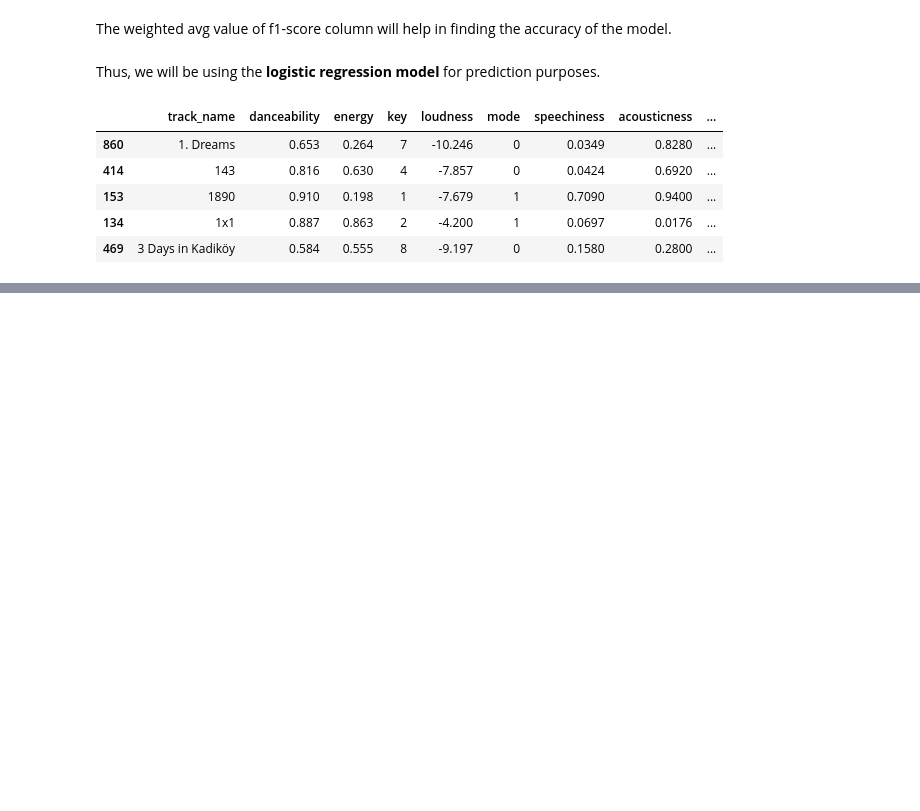
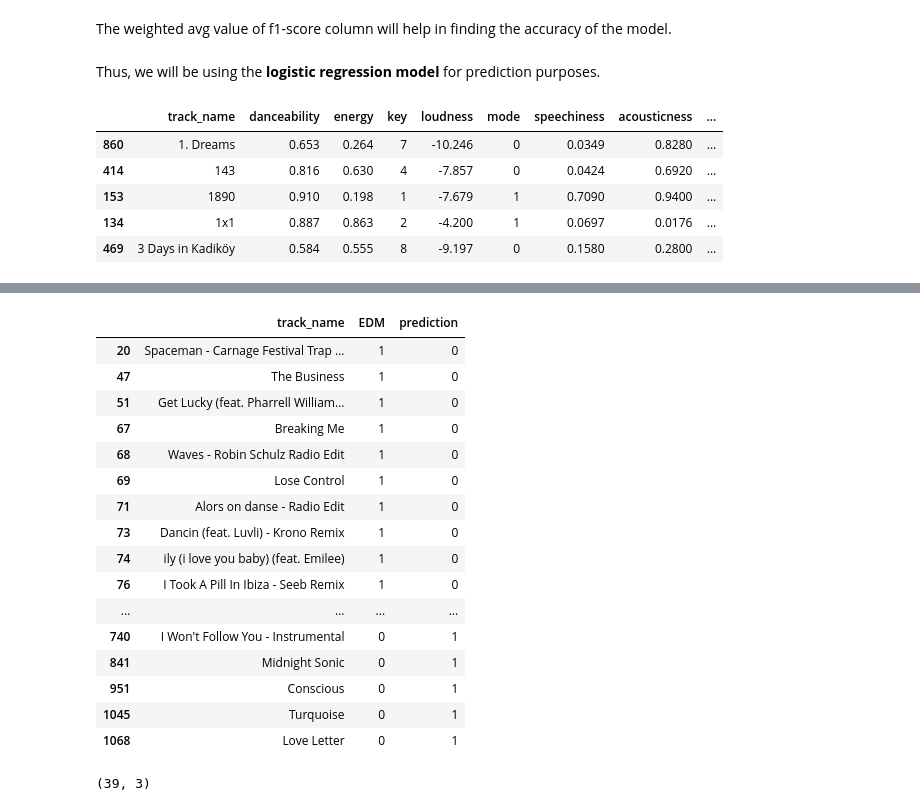
Before and after one commit to kchiev215/Spotify_EDM_Lofi_Analysis, a Jupyter notebook: Machine_Learning.ipynb, the cells around one changed output, grey strips where cells are left out. Cells and saved outputs as stored; diff of their text form; code cells hidden in the pictures; blank space fills up the shorter version.

```diff
--- a/Machine_Learning.ipynb
+++ b/Machine_Learning.ipynb
@@ -398,0 +400,24 @@ final_prediction.head(15)
+# %%
+final_prediction.loc[final_prediction['EDM'] != final_prediction['prediction']]
+# %% [output]
+|  | track_name | EDM | prediction |
+| 20 | Spaceman - Carnage Festival Trap ... | 1 | 0 |
+| 47 | The Business | 1 | 0 |
+| 51 | Get Lucky (feat. Pharrell William... | 1 | 0 |
+| 67 | Breaking Me | 1 | 0 |
+| 68 | Waves - Robin Schulz Radio Edit | 1 | 0 |
+| 69 | Lose Control | 1 | 0 |
+| 71 | Alors on danse - Radio Edit | 1 | 0 |
+| 73 | Dancin (feat. Luvli) - Krono Remix | 1 | 0 |
+| 74 | ily (i love you baby) (feat. Emilee) | 1 | 0 |
+| 76 | I Took A Pill In Ibiza - Seeb Remix | 1 | 0 |
+| ... | ... | ... | ... |
+| 740 | I Won't Follow You - Instrumental | 0 | 1 |
+| 841 | Midnight Sonic | 0 | 1 |
+| 951 | Conscious | 0 | 1 |
+| 1045 | Turquoise | 0 | 1 |
+| 1068 | Love Letter | 0 | 1 |
+# %%
+final_prediction.loc[final_prediction['EDM'] != final_prediction['prediction']].shape
+# %% [output]
+(39, 3)
```
Also changed, not shown: parts of 3 cells of this notebook, 17 other files.
